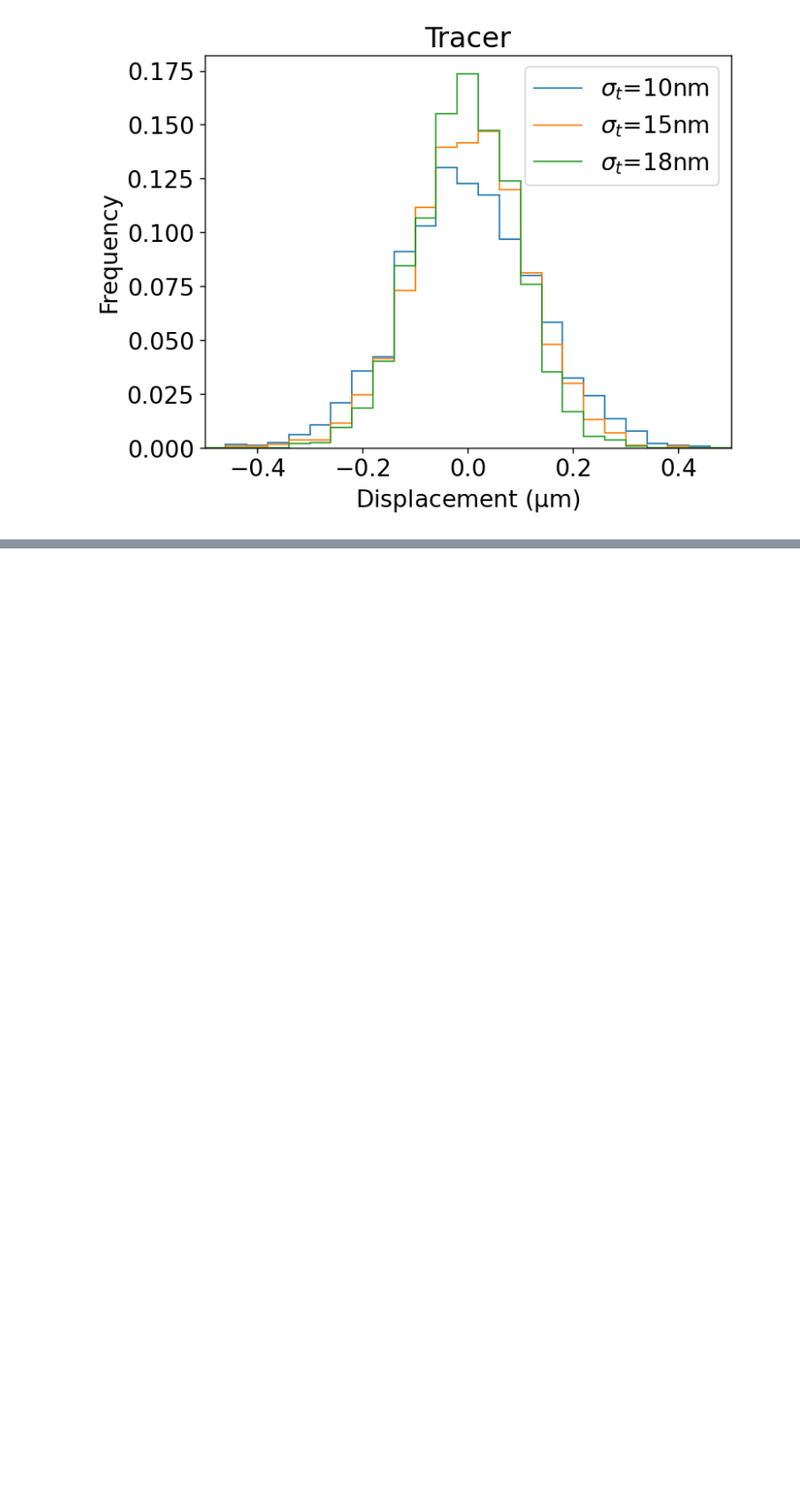
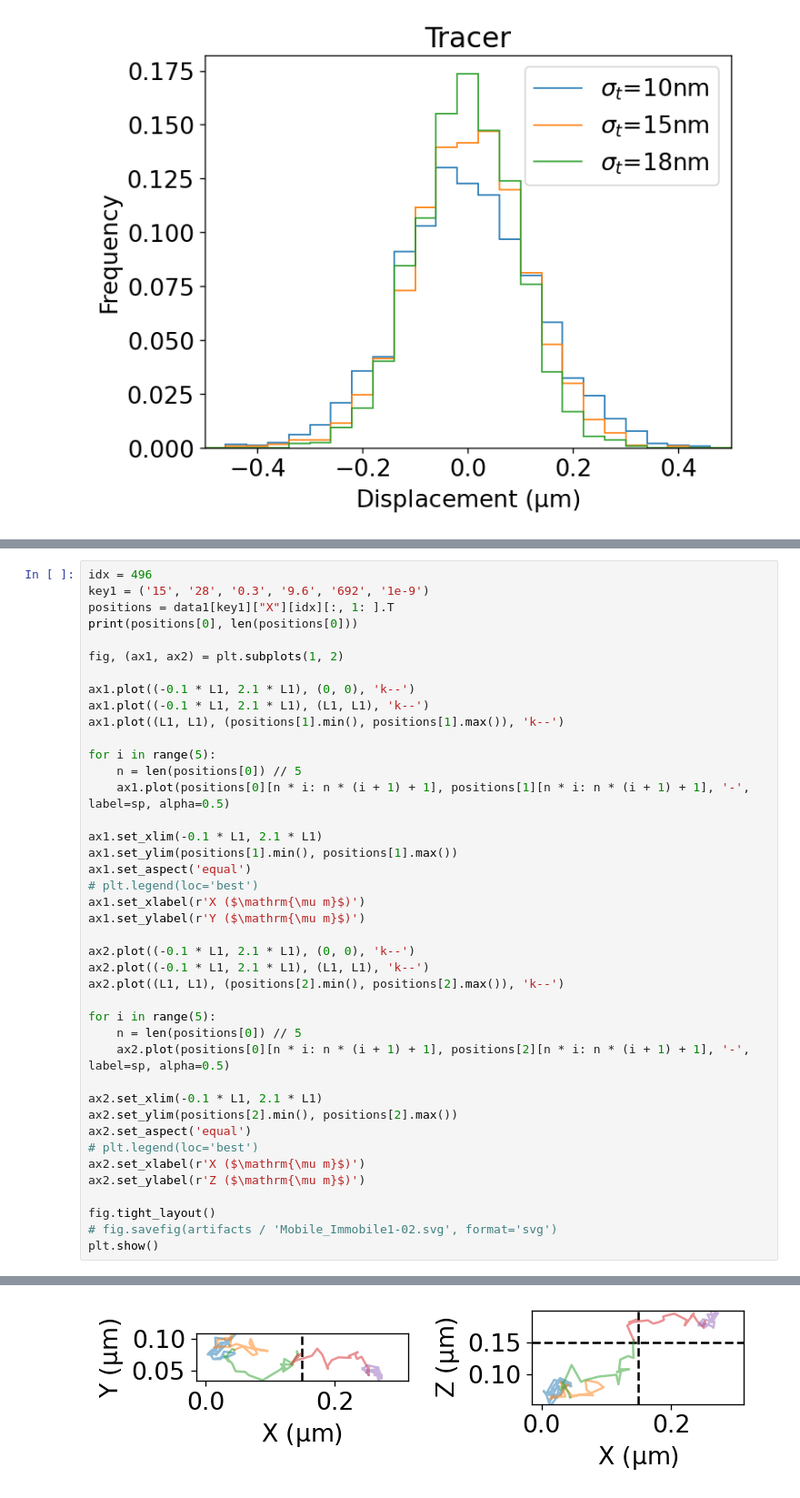
Before and after one commit to kaizu/Minami2024, a Jupyter notebook: Mobile_Immobile2.ipynb, the cells around one changed output, grey strips where cells are left out. Shown at 91% size. Saved outputs shown, nothing was run; the diff lists cells and outputs as text; blank space fills up the shorter version.

Commit message:
Show trajectories

```diff
--- a/Mobile_Immobile2.ipynb
+++ b/Mobile_Immobile2.ipynb
@@ -223,0 +237,42 @@ plt.show()
+# %%
+idx = 496
+key1 = ('15', '28', '0.3', '9.6', '692', '1e-9')
+positions = data1[key1]["X"][idx][:, 1: ].T
+print(positions[0], len(positions[0]))
+
+fig, (ax1, ax2) = plt.subplots(1, 2)
+
+ax1.plot((-0.1 * L1, 2.1 * L1), (0, 0), 'k--')
+ax1.plot((-0.1 * L1, 2.1 * L1), (L1, L1), 'k--')
+ax1.plot((L1, L1), (positions[1].min(), positions[1].max()), 'k--')
+
+for i in range(5):
+    n = len(positions[0]) // 5
+    ax1.plot(positions[0][n * i: n * (i + 1) + 1], positions[1][n * i: n * (i + 1) + 1], '-', label=sp, alpha=0.5)
+
+ax1.set_xlim(-0.1 * L1, 2.1 * L1)
+ax1.set_ylim(positions[1].min(), positions[1].max())
+ax1.set_aspect('equal')
+# plt.legend(loc='best')
+ax1.set_xlabel(r'X ($\mathrm{\mu m}$)')
+ax1.set_ylabel(r'Y ($\mathrm{\mu m}$)')
+
+ax2.plot((-0.1 * L1, 2.1 * L1), (0, 0), 'k--')
+ax2.plot((-0.1 * L1, 2.1 * L1), (L1, L1), 'k--')
+ax2.plot((L1, L1), (positions[2].min(), positions[2].max()), 'k--')
+
+for i in range(5):
+    n = len(positions[0]) // 5
+    ax2.plot(positions[0][n * i: n * (i + 1) + 1], positions[2][n * i: n * (i + 1) + 1], '-', label=sp, alpha=0.5)
+
+ax2.set_xlim(-0.1 * L1, 2.1 * L1)
+ax2.set_ylim(positions[2].min(), positions[2].max())
+ax2.set_aspect('equal')
+# plt.legend(loc='best')
+ax2.set_xlabel(r'X ($\mathrm{\mu m}$)')
+ax2.set_ylabel(r'Z ($\mathrm{\mu m}$)')
+
+fig.tight_layout()
+# fig.savefig(artifacts / 'Mobile_Immobile1-02.svg', format='svg')
+plt.show()
+# %% [output]
@@ -223,0 +296 @@ plt.show()
+[figure, added]
```
Also changed, not shown: parts of 7 cells of this notebook, 6 other files.
